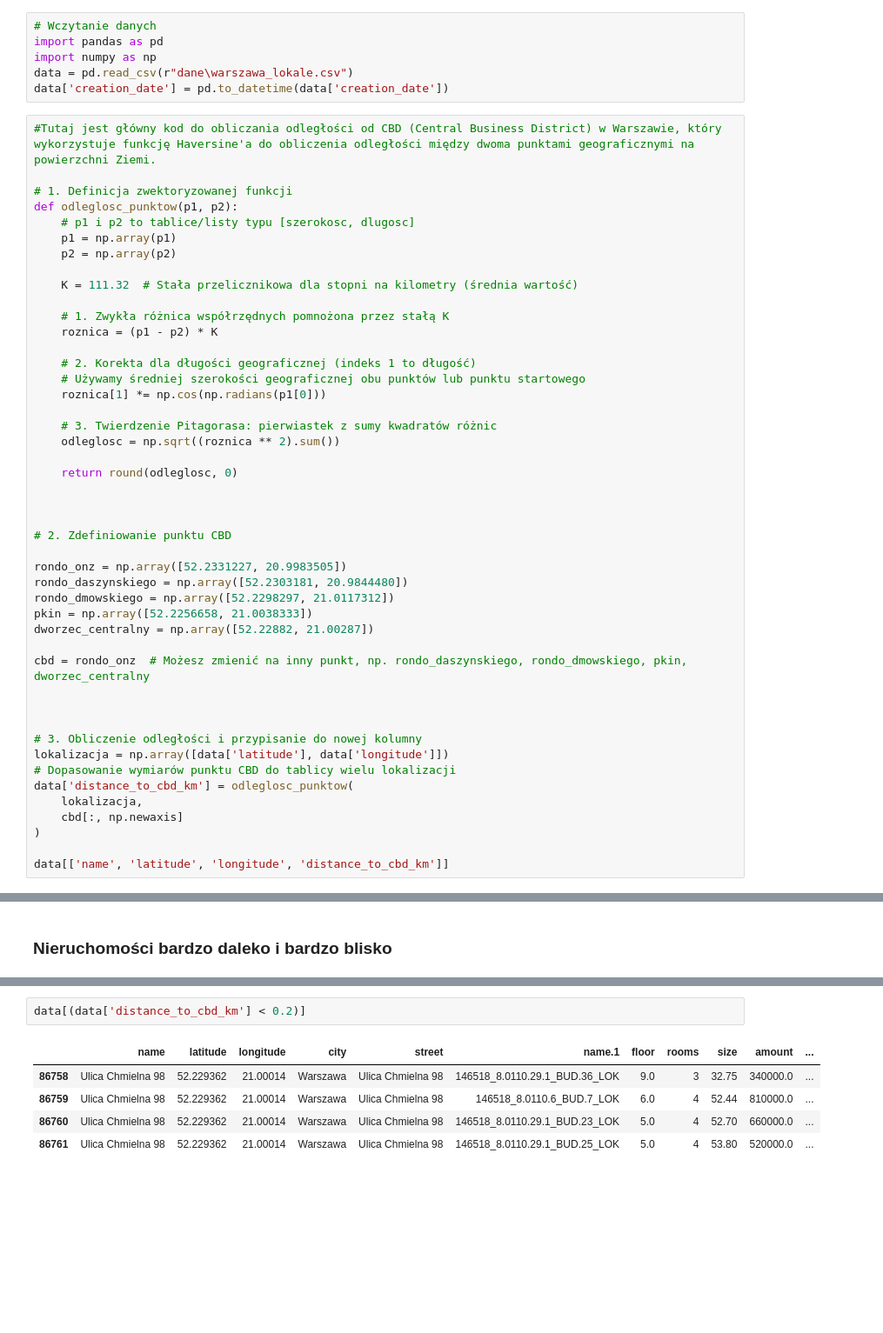
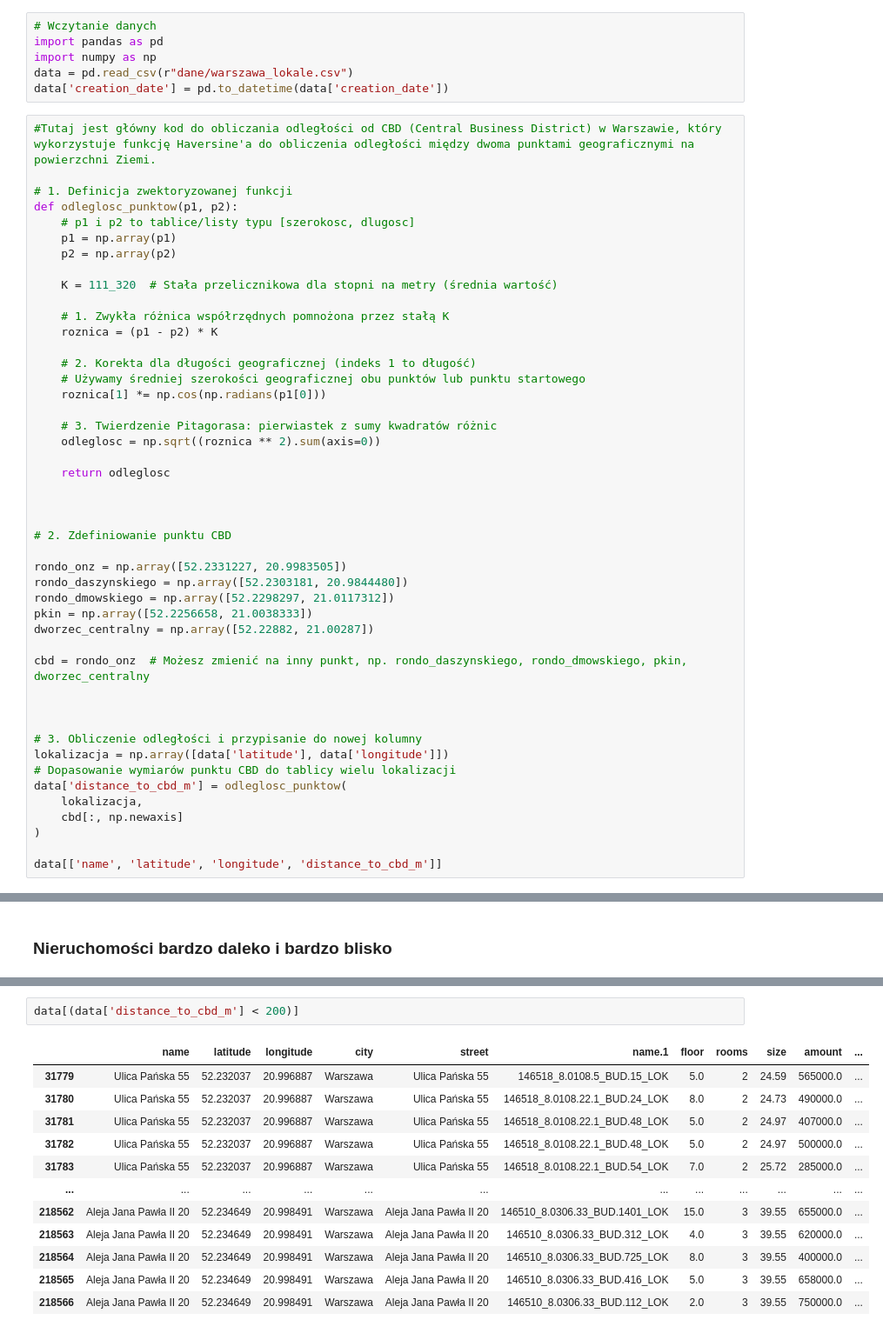
Before and after one commit to Podatek-Katastralny/Badanie-Kataster, a Jupyter notebook: odleglosc do cbd.ipynb, the cells around one changed output, grey strips where cells are left out. Shown at 87% size. Cells and saved outputs as stored; diff of their text form; blank space fills up the shorter version.

```diff
--- a/odleglosc do cbd.ipynb
+++ b/odleglosc do cbd.ipynb
@@ -31,7 +17,7 @@ Note: you may need to restart the kernel to use updated packages.
 # Wczytanie danych
 import pandas as pd
 import numpy as np
-data = pd.read_csv(r"dane\warszawa_lokale.csv")
+data = pd.read_csv(r"dane/warszawa_lokale.csv")
 data['creation_date'] = pd.to_datetime(data['creation_date'])
 # %%
 #Tutaj jest główny kod do obliczania odległości od CBD (Central Business District) w Warszawie, który wykorzystuje funkcję Haversine'a do obliczenia odległości między dwoma punktami geograficznymi na powierzchni Ziemi.
@@ -42,7 +28,7 @@ def odleglosc_punktow(p1, p2):
     p1 = np.array(p1)
     p2 = np.array(p2)
 
-    K = 111.32  # Stała przelicznikowa dla stopni na kilometry (średnia wartość)
+    K = 111_320  # Stała przelicznikowa dla stopni na metry (średnia wartość)
 
     # 1. Zwykła różnica współrzędnych pomnożona przez stałą K
     roznica = (p1 - p2) * K
@@ -52,9 +38,9 @@ def odleglosc_punktow(p1, p2):
     roznica[1] *= np.cos(np.radians(p1[0]))
 
     # 3. Twierdzenie Pitagorasa: pierwiastek z sumy kwadratów różnic
-    odleglosc = np.sqrt((roznica ** 2).sum())
+    odleglosc = np.sqrt((roznica ** 2).sum(axis=0))
 
-    return round(odleglosc, 0)
+    return odleglosc
 
 
 
@@ -73,10 +59,10 @@ cbd = rondo_onz  # Możesz zmienić na inny punkt, np. rondo_daszynskiego, rondo
 # 3. Obliczenie odległości i przypisanie do nowej kolumny
 lokalizacja = np.array([data['latitude'], data['longitude']])
 # Dopasowanie wymiarów punktu CBD do tablicy wielu lokalizacji
-data['distance_to_cbd_km'] = odleglosc_punktow(
+data['distance_to_cbd_m'] = odleglosc_punktow(
     lokalizacja,
     cbd[:, np.newaxis]
 )
 
-data[['name', 'latitude', 'longitude', 'distance_to_cbd_km']]
+data[['name', 'latitude', 'longitude', 'distance_to_cbd_m']]
 # %% [output]
@@ -174,8 +168,15 @@ data[(data['distance_to_cbd_km'] > 17.5)]
 # %%
-data[(data['distance_to_cbd_km'] < 0.2)]
+data[(data['distance_to_cbd_m'] < 200)]
 # %% [output]
 |  | name | latitude | longitude | city | street | name.1 | floor | rooms | size | amount | ... |
-| 86758 | Ulica Chmielna 98 | 52.229362 | 21.00014 | Warszawa | Ulica Chmielna 98 | 146518_8.0110.29.1_BUD.36_LOK | 9.0 | 3 | 32.75 | 340000.0 | ... |
-| 86759 | Ulica Chmielna 98 | 52.229362 | 21.00014 | Warszawa | Ulica Chmielna 98 | 146518_8.0110.6_BUD.7_LOK | 6.0 | 4 | 52.44 | 810000.0 | ... |
-| 86760 | Ulica Chmielna 98 | 52.229362 | 21.00014 | Warszawa | Ulica Chmielna 98 | 146518_8.0110.29.1_BUD.23_LOK | 5.0 | 4 | 52.70 | 660000.0 | ... |
-| 86761 | Ulica Chmielna 98 | 52.229362 | 21.00014 | Warszawa | Ulica Chmielna 98 | 146518_8.0110.29.1_BUD.25_LOK | 5.0 | 4 | 53.80 | 520000.0 | ... |
+| 31779 | Ulica Pańska 55 | 52.232037 | 20.996887 | Warszawa | Ulica Pańska 55 | 146518_8.0108.5_BUD.15_LOK | 5.0 | 2 | 24.59 | 565000.0 | ... |
+| 31780 | Ulica Pańska 55 | 52.232037 | 20.996887 | Warszawa | Ulica Pańska 55 | 146518_8.0108.22.1_BUD.24_LOK | 8.0 | 2 | 24.73 | 490000.0 | ... |
+| 31781 | Ulica Pańska 55 | 52.232037 | 20.996887 | Warszawa | Ulica Pańska 55 | 146518_8.0108.22.1_BUD.48_LOK | 5.0 | 2 | 24.97 | 407000.0 | ... |
+| 31782 | Ulica Pańska 55 | 52.232037 | 20.996887 | Warszawa | Ulica Pańska 55 | 146518_8.0108.22.1_BUD.48_LOK | 5.0 | 2 | 24.97 | 500000.0 | ... |
+| 31783 | Ulica Pańska 55 | 52.232037 | 20.996887 | Warszawa | Ulica Pańska 55 | 146518_8.0108.22.1_BUD.54_LOK | 7.0 | 2 | 25.72 | 285000.0 | ... |
+| ... | ... | ... | ... | ... | ... | ... | ... | ... | ... | ... | ... |
+| 218562 | Aleja Jana Pawła II 20 | 52.234649 | 20.998491 | Warszawa | Aleja Jana Pawła II 20 | 146510_8.0306.33_BUD.1401_LOK | 15.0 | 3 | 39.55 | 655000.0 | ... |
+| 218563 | Aleja Jana Pawła II 20 | 52.234649 | 20.998491 | Warszawa | Aleja Jana Pawła II 20 | 146510_8.0306.33_BUD.312_LOK | 4.0 | 3 | 39.55 | 620000.0 | ... |
+| 218564 | Aleja Jana Pawła II 20 | 52.234649 | 20.998491 | Warszawa | Aleja Jana Pawła II 20 | 146510_8.0306.33_BUD.725_LOK | 8.0 | 3 | 39.55 | 400000.0 | ... |
+| 218565 | Aleja Jana Pawła II 20 | 52.234649 | 20.998491 | Warszawa | Aleja Jana Pawła II 20 | 146510_8.0306.33_BUD.416_LOK | 5.0 | 3 | 39.55 | 658000.0 | ... |
+| 218566 | Aleja Jana Pawła II 20 | 52.234649 | 20.998491 | Warszawa | Aleja Jana Pawła II 20 | 146510_8.0306.33_BUD.112_LOK | 2.0 | 3 | 39.55 | 750000.0 | ... |
```
Also changed, not shown: parts of 8 cells of this notebook.
